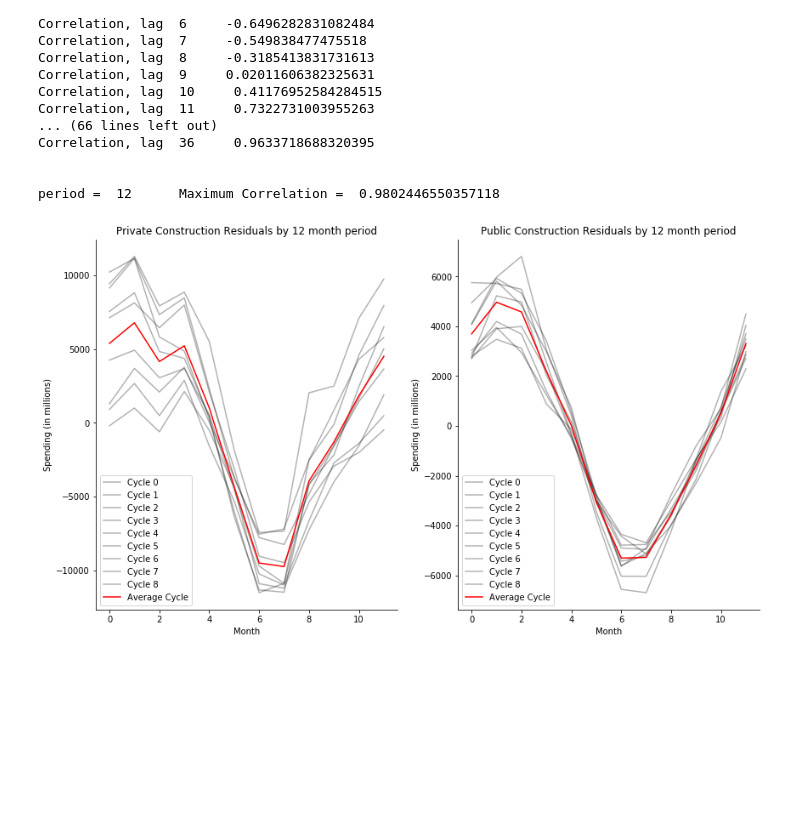
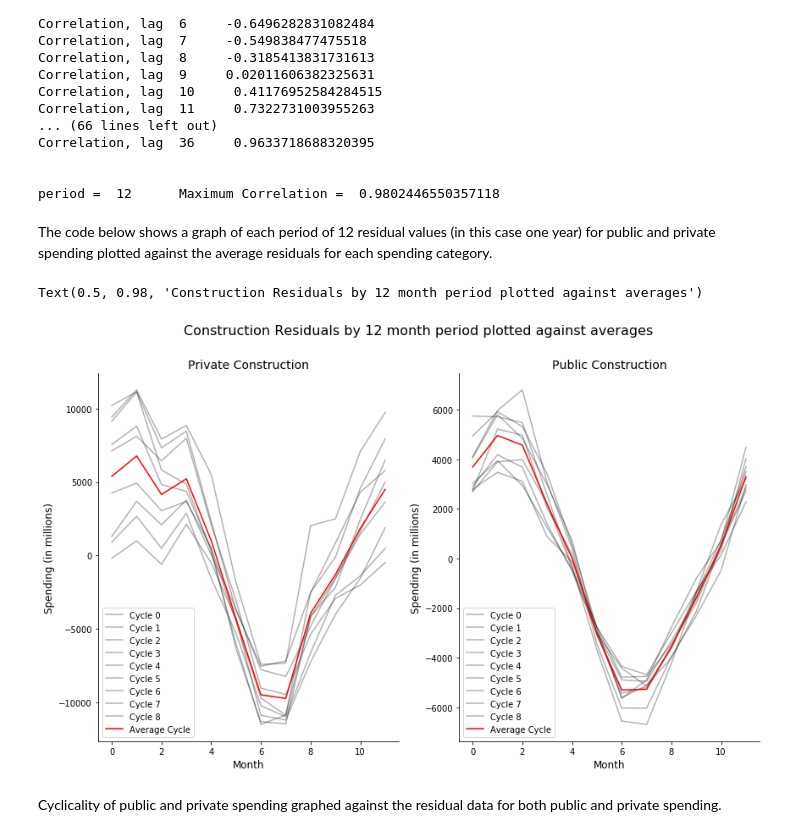
Before and after one commit to esandridge/esandridge.github.io, a Jupyter notebook: VisualizationProjects/ConstructionTimeSeriesDecomposition.ipynb, the cells around one changed output. Drawn from its saved outputs; the diff is of its cells as text; code cells hidden in the pictures; blank space fills up the shorter version.

```diff
--- a/VisualizationProjects/ConstructionTimeSeriesDecomposition.ipynb
+++ b/VisualizationProjects/ConstructionTimeSeriesDecomposition.ipynb
@@ -203,45 +226,51 @@ Correlation, lag  36     0.9633718688320395
 
 
 period =  12      Maximum Correlation =  0.9802446550357118
+# %% [markdown]
+The code below shows a graph of each period of 12 residual values (in this case one year) for public and private spending plotted against the average residuals for each spending category.
 # %%
 period = 12
 cycleLen = period
 numCycles = int(len(dfConst)/cycleLen + 0.5)
 cyclesPriv = [dfConst.iloc[range(i*period,min((i+1)*period,len(dfConst)))]['R1Private'] for i in range(numCycles)]
 ptsInCyclesPriv = [dfConst.iloc[range(i,len(dfConst['R1Private']),period)]['R1Private'].tolist() for i in range(period)]
 avgPriv = [sum(pts)/len(pts) for pts in ptsInCyclesPriv]
 
 cyclesPub = [dfConst.iloc[range(i*period,min((i+1)*period,len(dfConst)))]['R1Public'] for i in range(numCycles)]
 ptsInCyclesPub = [dfConst.iloc[range(i,len(dfConst['R1Public']),period)]['R1Public'].tolist() for i in range(period)]
 avgPub = [sum(pts)/len(pts) for pts in ptsInCyclesPub]
 
 
 fig, (ax, ax1) = plt.subplots(nrows = 1, ncols = 2)
 for i in range(len(cyclesPriv)):
     ax.plot(cyclesPriv[i].values,label='Cycle '+str(i),c='k', alpha = 0.3)
 ax.plot(avgPriv,label='Average Cycle',c='r')
-ax.set_title('Private Construction Residuals by 12 month period')
-ax.set_xlabel('Month')
-ax.set_ylabel('Spending (in millions)')
+ax.set_title('Private Construction', fontsize = 14)
+ax.set_xlabel('Month', fontsize = 12)
+ax.set_ylabel('Spending (in millions)', fontsize = 12)
 ax.spines['right'].set_visible(False)
 ax.spines['top'].set_visible(False)
 ax.legend()
 
 
 for i in range(len(cyclesPub)):
     ax1.plot(cyclesPub[i].values,label='Cycle '+str(i),c='k', alpha = 0.3)
 ax1.plot(avgPub,label='Average Cycle',c='r')
-ax1.set_title('Public Construction Residuals by 12 month period')
-ax1.set_xlabel('Month')
+ax1.set_title('Public Construction', fontsize = 14)
+ax1.set_xlabel('Month', fontsize = 12)
 
-ax1.set_ylabel('Spending (in millions)')
+ax1.set_ylabel('Spending (in millions)', fontsize = 12)
 ax1.spines['right'].set_visible(False)
 ax1.spines['top'].set_visible(False)
 ax1.legend()
 
 fig.set_size_inches(14, 8)
+fig.suptitle('Construction Residuals by 12 month period plotted against averages', fontsize = 16)
 # %% [output]
+Text(0.5, 0.98, 'Construction Residuals by 12 month period plotted against averages')
-[figure, old version]
+[figure, new version]
+# %% [markdown]
+Cyclicality of public and private spending graphed against the residual data for both public and private spending.
 # %%
 cycleLen = period   # see prior cell for computation of cyclicality period
 numCycles = int(len(dfConst)/cycleLen + 0.5)
```
Also changed, not shown: parts of 18 cells of this notebook.
